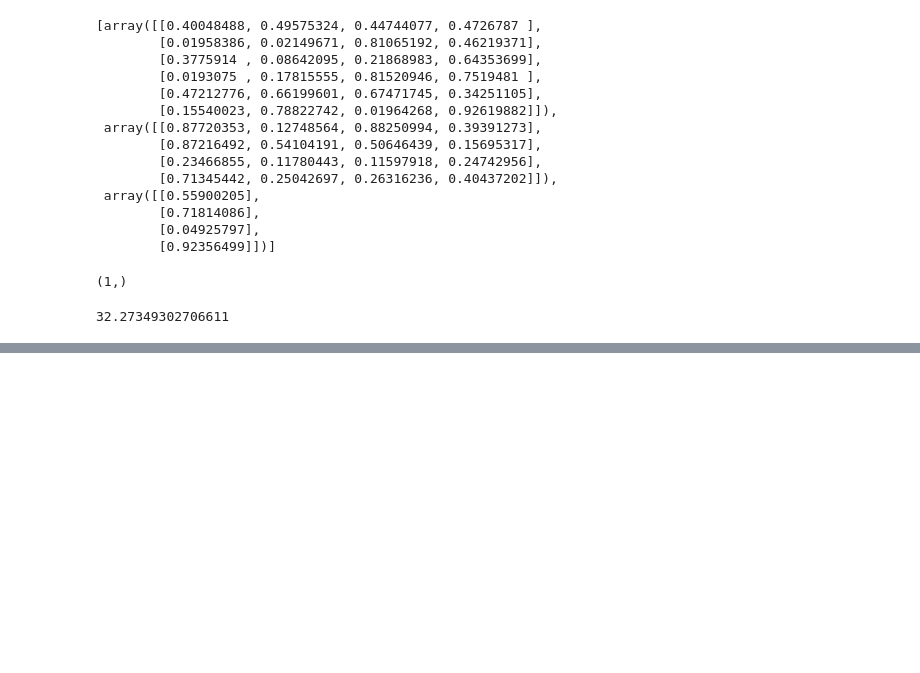
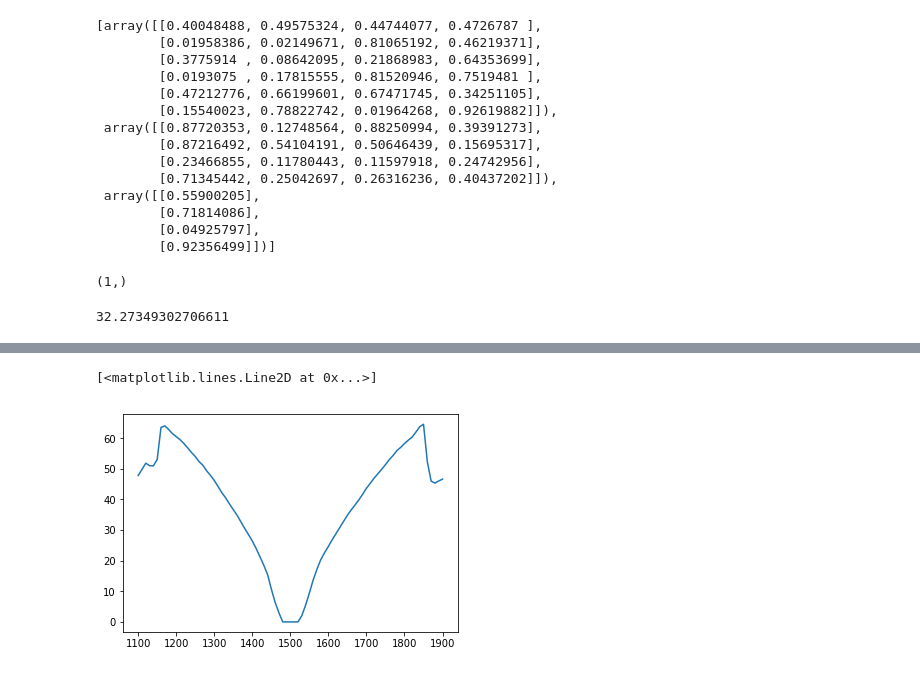
Before and after one commit to shiokoala/soturon, a Jupyter notebook: Untitled.ipynb, the cells around one changed output, grey strips where cells are left out. Saved outputs shown, nothing was run; the diff lists cells and outputs as text; code cells hidden in the pictures; blank space fills up the shorter version.

```diff
--- a/Untitled.ipynb
+++ b/Untitled.ipynb
@@ -128,0 +152,7 @@ dd.output(input_array)
+# %%
+rpm = df['data'][2]['y']
+rpm_hz = [x/60 for x in rpm]
+plt.plot(x,rpm_hz)
+# %% [output]
+[<matplotlib.lines.Line2D at 0x...>]
+[figure, added]
```
Also changed, not shown: parts of 3 cells of this notebook, 14 other files.
